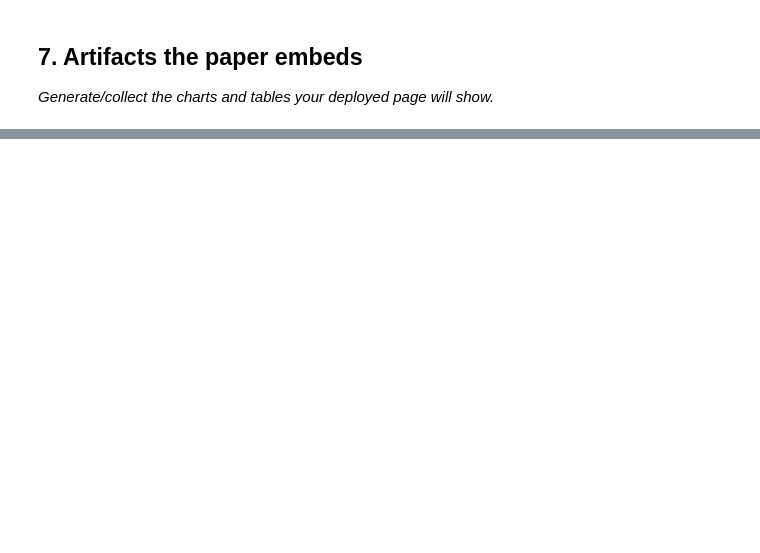
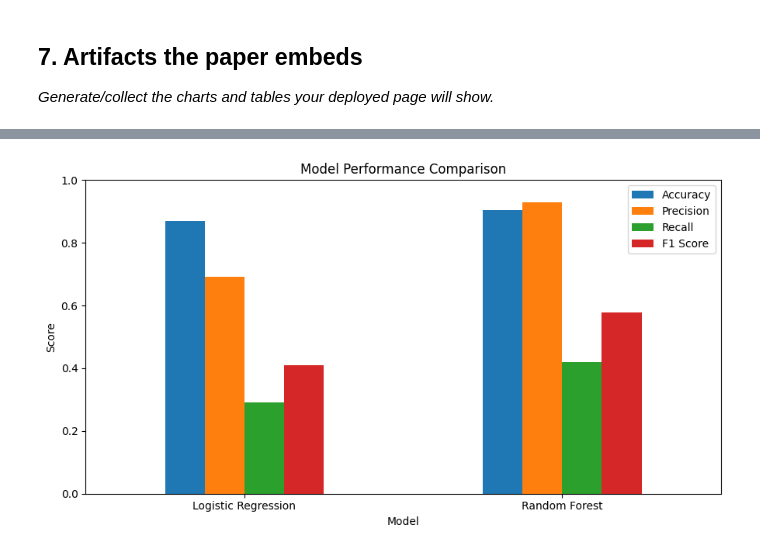
Before and after one commit to Zeeshan4511/flyrank-ml-internship, a Jupyter notebook: work/notebooks/capstone.ipynb, the cells around one changed output, grey strips where cells are left out. Cells and saved outputs as stored; diff of their text form; code cells hidden in the pictures; blank space fills up the shorter version.

```diff
--- a/work/notebooks/capstone.ipynb
+++ b/work/notebooks/capstone.ipynb
@@ -29,0 +137,26 @@ This skeleton is yours to fill. Work the sections **in order** — each one has
+# %%
+from sklearn.model_selection import train_test_split
+from sklearn.preprocessing import LabelEncoder
+
+df["Pre-existing Conditions"] = df["Pre-existing Conditions"].fillna("None")
+
+model_df = df.copy()
+
+for col in model_df.select_dtypes(include="object").columns:
+    encoder = LabelEncoder()
+    model_df[col] = encoder.fit_transform(model_df[col])
+
+X = model_df.drop(["Participant_ID", "CRC_Risk"], axis=1)
+y = model_df["CRC_Risk"]
+
+X_train, X_test, y_train, y_test = train_test_split(
+    X,
+    y,
+    test_size=0.20,
+    random_state=42,
+    stratify=y
+)
+
+print("Training samples:", len(X_train))
+print("Testing samples:", len(X_test))
+print("Number of features:", X.shape[1])
@@ -57,0 +360,21 @@ This skeleton is yours to fill. Work the sections **in order** — each one has
+# %%
+import matplotlib.pyplot as plt
+
+results.set_index("Model")[[
+    "Accuracy",
+    "Precision",
+    "Recall",
+    "F1 Score"
+]].plot(
+    kind="bar",
+    figsize=(9, 5)
+)
+
+plt.title("Model Performance Comparison")
+plt.ylabel("Score")
+plt.ylim(0, 1)
+plt.xticks(rotation=0)
+plt.tight_layout()
+plt.show()
+# %% [output]
+[figure, added]
```
Also changed, not shown: parts of 24 cells of this notebook.
